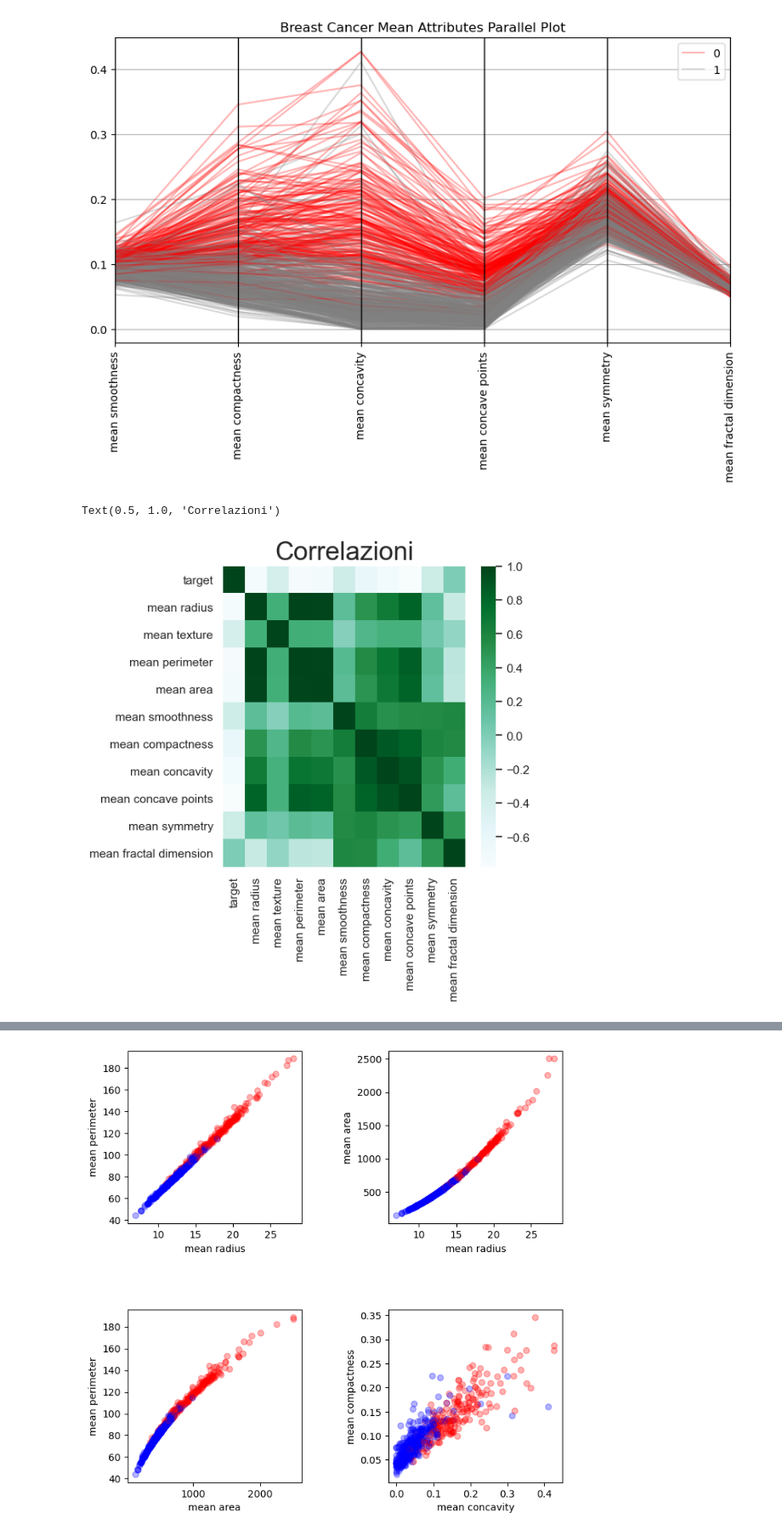
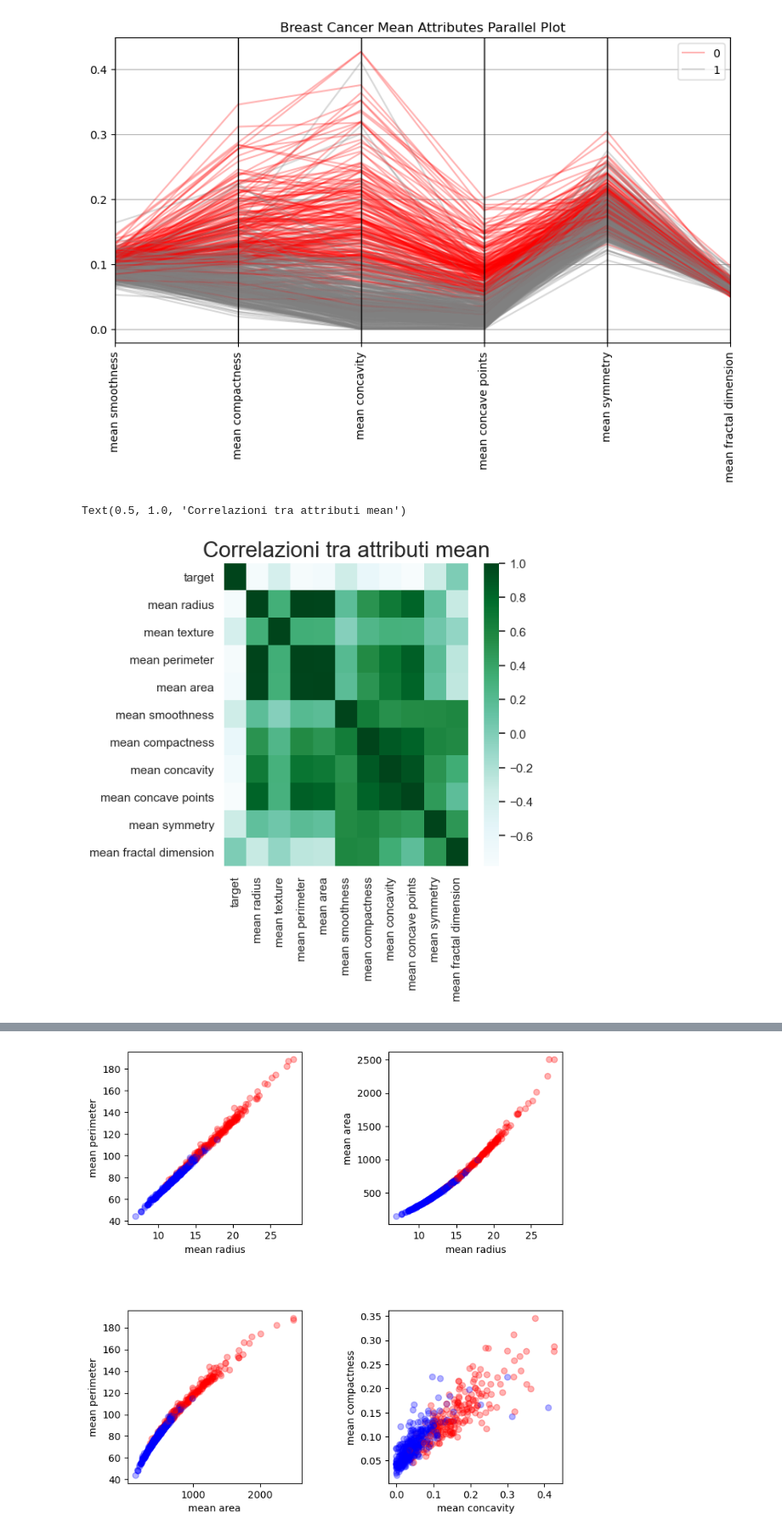
Before and after one commit to lasteperini/SCVIS, a Jupyter notebook: datavis.fede.ipynb, the cells around one changed output, grey strips where cells are left out. Shown at 85% size. Saved outputs shown, nothing was run; the diff lists cells and outputs as text; code cells hidden in the pictures.

```diff
--- a/datavis.fede.ipynb
+++ b/datavis.fede.ipynb
@@ -241,11 +282,12 @@ plt.show()
 # %%
 import seaborn as sns
 import pandas as pd
 
 #matrice di correlazione sul dataset con solo i mean
 
 sns.set(rc={'figure.figsize':(5,5)})
-sns.heatmap(data_mean.corr(), cmap='BuGn').set_title("Correlazioni", size= 24)
+
+sns.heatmap(data_mean.corr(), cmap='BuGn').set_title("Correlazioni tra attributi mean", size= 20)
 # %% [output]
-Text(0.5, 1.0, 'Correlazioni')
+Text(0.5, 1.0, 'Correlazioni tra attributi mean')
-[figure, old version]
+[figure, new version]
```
Also changed, not shown: parts of 9 cells of this notebook.
